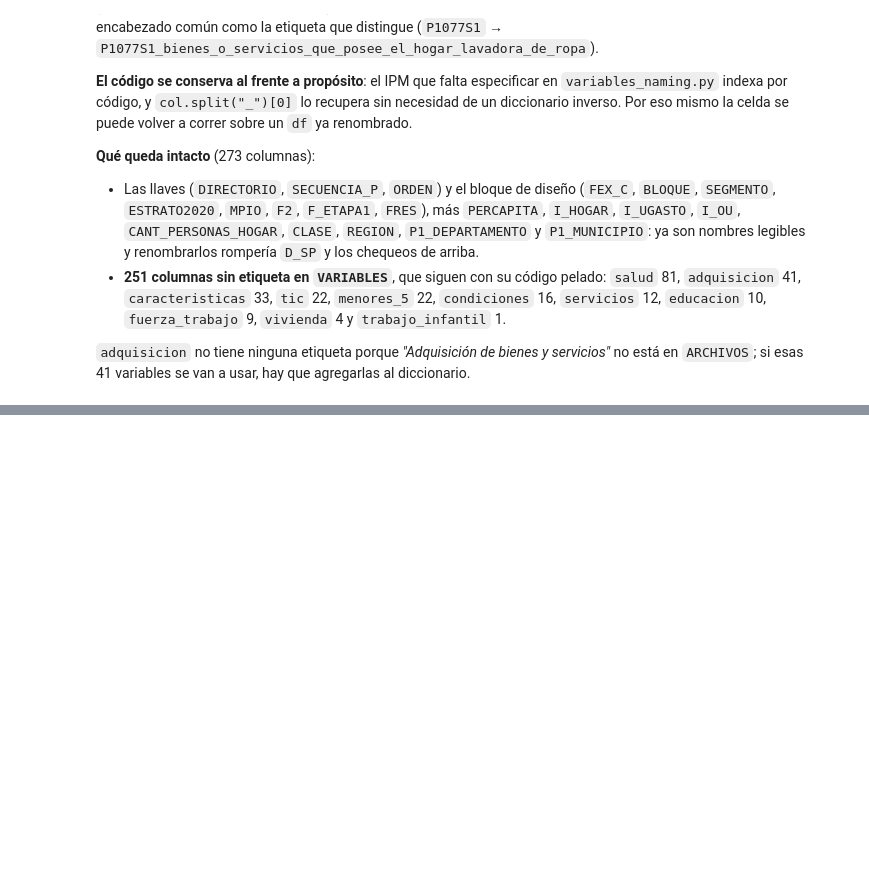
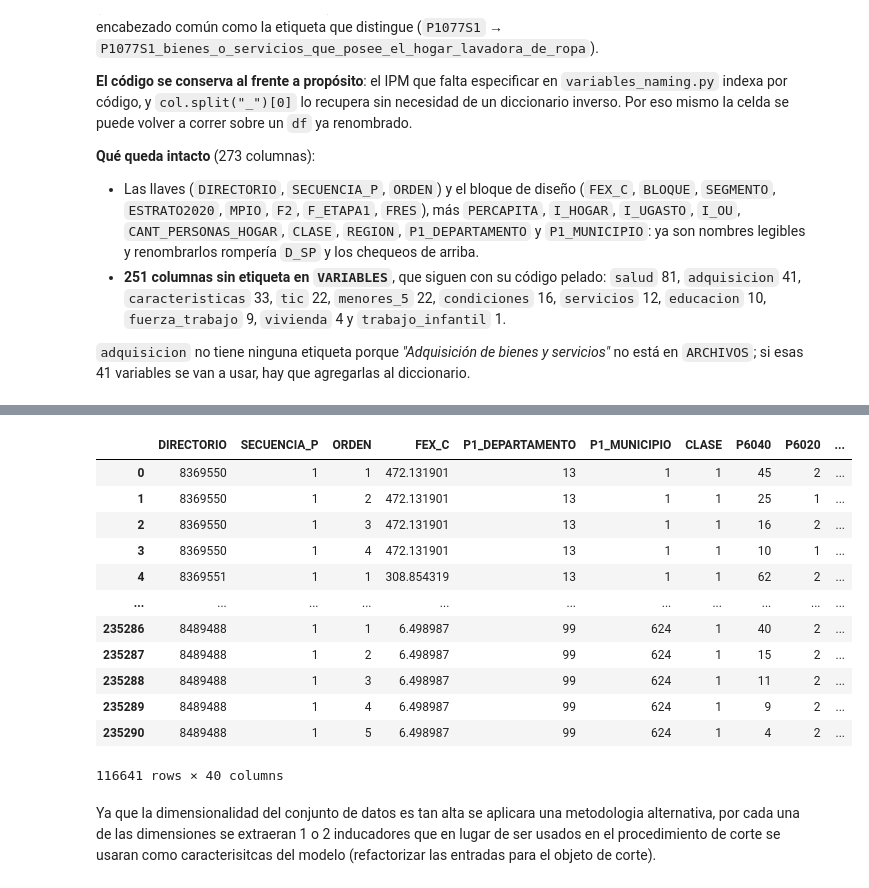
Before and after one commit to juanpablocarrillohortua/Multidimesional_poverty_in_Colombia, a Jupyter notebook: notebooks/eda_consolidate.ipynb, the cells around one changed output, grey strips where cells are left out. Drawn from its saved outputs; the diff is of its cells as text; code cells hidden in the pictures; blank space fills up the shorter version.

```diff
--- a/notebooks/eda_consolidate.ipynb
+++ b/notebooks/eda_consolidate.ipynb
@@ -380,0 +528,21 @@ df
+# %%
+cols = list(variables_ipm_dane.keys())
+cols.remove("SECUENCIA_ENCUESTA")
+
+df_ciudades[cols]
+# %% [output]
+|  | DIRECTORIO | SECUENCIA_P | ORDEN | FEX_C | P1_DEPARTAMENTO | P1_MUNICIPIO | CLASE | P6040 | P6020 | ... |
+| 0 | 8369550 | 1 | 1 | 472.131901 | 13 | 1 | 1 | 45 | 2 | ... |
+| 1 | 8369550 | 1 | 2 | 472.131901 | 13 | 1 | 1 | 25 | 1 | ... |
+| 2 | 8369550 | 1 | 3 | 472.131901 | 13 | 1 | 1 | 16 | 2 | ... |
+| 3 | 8369550 | 1 | 4 | 472.131901 | 13 | 1 | 1 | 10 | 1 | ... |
+| 4 | 8369551 | 1 | 1 | 308.854319 | 13 | 1 | 1 | 62 | 2 | ... |
+| ... | ... | ... | ... | ... | ... | ... | ... | ... | ... | ... |
+| 235286 | 8489488 | 1 | 1 | 6.498987 | 99 | 624 | 1 | 40 | 2 | ... |
+| 235287 | 8489488 | 1 | 2 | 6.498987 | 99 | 624 | 1 | 15 | 2 | ... |
+| 235288 | 8489488 | 1 | 3 | 6.498987 | 99 | 624 | 1 | 11 | 2 | ... |
+| 235289 | 8489488 | 1 | 4 | 6.498987 | 99 | 624 | 1 | 9 | 2 | ... |
+| 235290 | 8489488 | 1 | 5 | 6.498987 | 99 | 624 | 1 | 4 | 2 | ... |
+116641 rows × 40 columns
+# %% [markdown]
+Ya que la dimensionalidad del conjunto de datos es tan alta se aplicara una metodologia alternativa, por cada una de las dimensiones se extraeran 1 o 2 inducadores que en lugar de ser usados en el procedimiento de corte se usaran como caracterisitcas del modelo (refactorizar las entradas para el objeto de corte).
```
Also changed, not shown: parts of 23 cells of this notebook, 3 other files.
